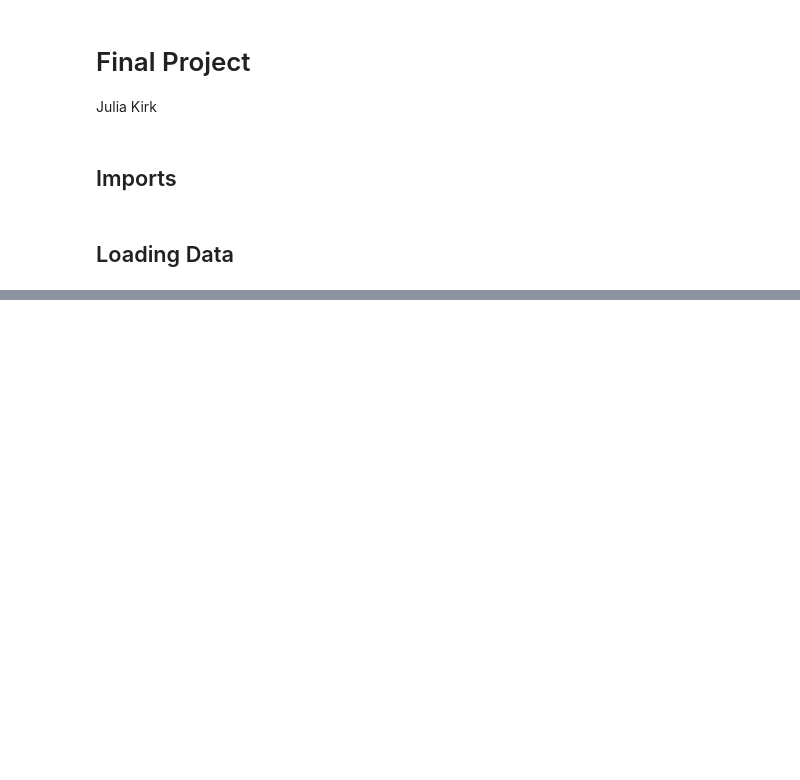
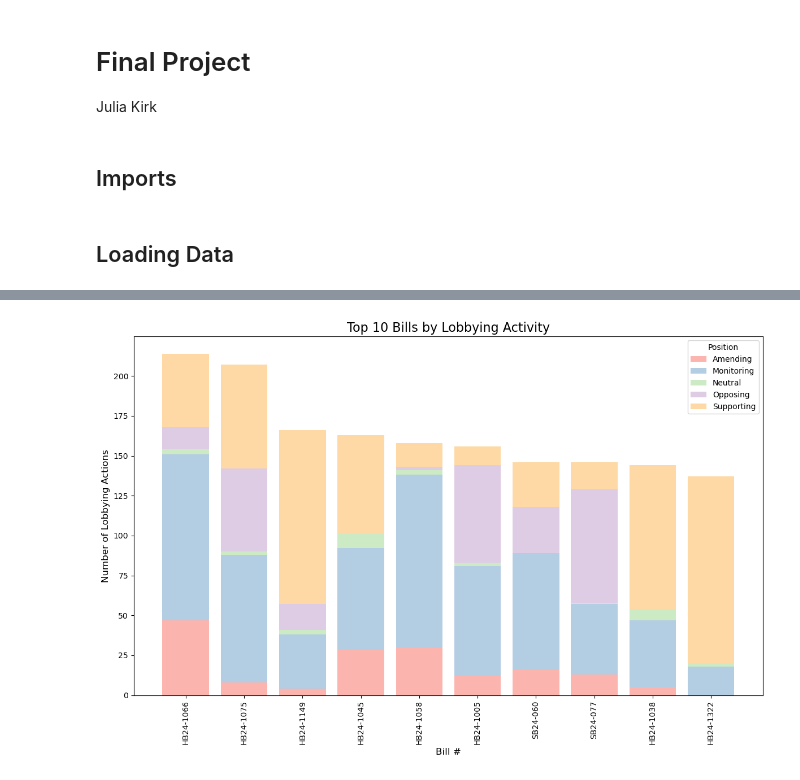
Before and after one commit to juliakirk/Web-Data-Science, a Jupyter notebook: finalProject.ipynb, the cells around one changed output, grey strips where cells are left out. Drawn from its saved outputs; the diff is of its cells as text; code cells hidden in the pictures; blank space fills up the shorter version.

```diff
--- a/finalProject.ipynb
+++ b/finalProject.ipynb
@@ -79,0 +232,49 @@ billsDF
+# %%
+
+# Fill missing values with 'Neutral'
+lobbyingDF['Position'] = lobbyingDF['Position'].fillna('Neutral')
+
+# Group by bill and position and count occurrences
+lobbying_counts = lobbyingDF.groupby(['Bill #', 'Position']).size().reset_index(name='Count')
+
+# Create a pivot table for stacking data
+lobbying_pivot = lobbying_counts.pivot(index='Bill #', columns='Position', values='Count').fillna(0)
+
+# Calculate total activity and sort the top 10 bills
+lobbying_pivot['Total'] = lobbying_pivot.sum(axis=1)
+top_bills = lobbying_pivot.sort_values(by='Total', ascending=False).head(10)
+
+# Drop 'Total' column as it is not needed for plotting
+top_bills = top_bills.drop(columns='Total')
+
+# Use Seaborn's Pastel1 palette
+palette = sns.color_palette('Pastel1', n_colors=len(top_bills.columns))
+
+# Create a stacked bar plot
+plt.figure(figsize=(12, 8))
+
+# Cumulative plot for stacking bars
+bottom_value = [0] * len(top_bills)  # Start with a baseline of zeros
+for idx, position in enumerate(top_bills.columns):
+    plt.bar(
+        top_bills.index,
+        top_bills[position],
+        bottom=bottom_value,
+        label=position,
+        color=palette[idx]
+    )
+    # Update bottom values for stacking
+    bottom_value += top_bills[position]
+
+# Customize the plot
+plt.title("Top 10 Bills by Lobbying Activity", fontsize=16)
+plt.xlabel("Bill #", fontsize=12)
+plt.ylabel("Number of Lobbying Actions", fontsize=12)
+plt.xticks(rotation=90)
+plt.legend(title="Position")
+plt.tight_layout()
+
+# Show the plot
+plt.show()
+# %% [output]
+[figure, added]
```
Also changed, not shown: parts of 12 cells of this notebook.
